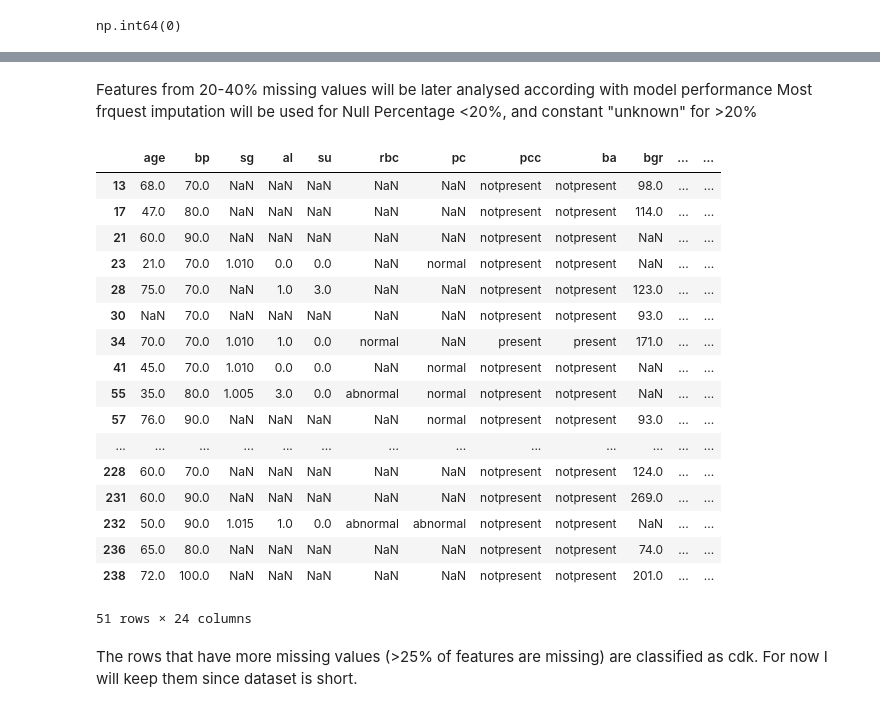
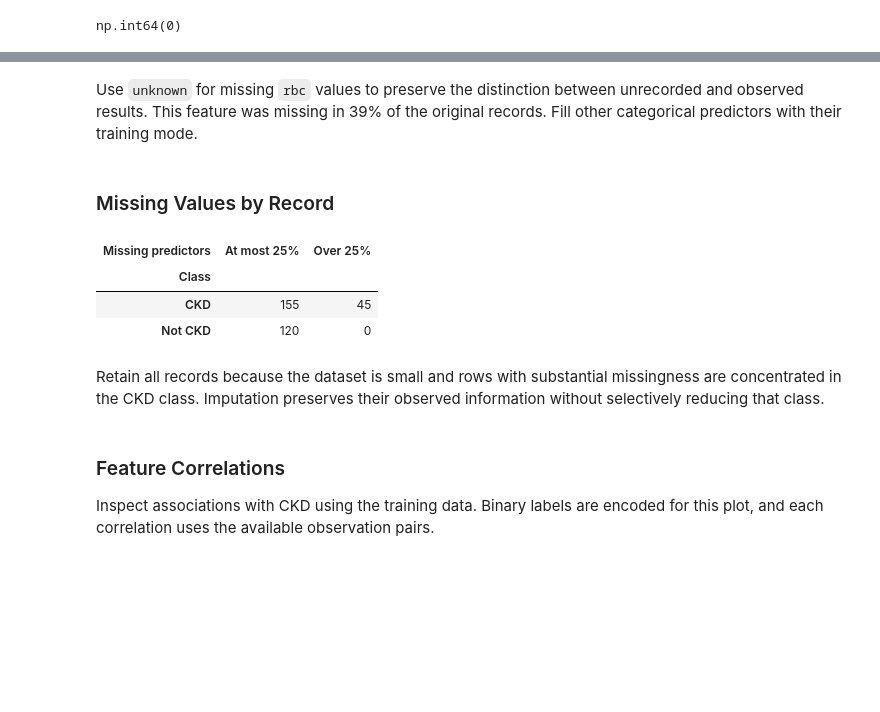
Before and after one commit to mafaldamsmartinho/chronic-kidney-disease-classifier, a Jupyter notebook: notebooks/experimentation.ipynb, the cells around one changed output, grey strips where cells are left out. Saved outputs shown, nothing was run; the diff lists cells and outputs as text; code cells hidden in the pictures; blank space fills up the shorter version.

Commit message:
Finalize CKD model experimentation and add production-ready training/prediction pipeline

```diff
--- a/notebooks/experimentation.ipynb
+++ b/notebooks/experimentation.ipynb
@@ -22,6 +35,10 @@ from sklearn.svm import SVC
 # %%
-df = pd.read_csv('C:\\Users\\Mafalda\\Desktop\\Mafalda brinca na areia\\chronic-kidney-disease-classifier\\kidney_disease .csv')
-df
+data_path = Path("kidney_disease .csv")
+if not data_path.exists():
+    data_path = Path("..") / data_path
+
+df = pd.read_csv(data_path)
+df.head()
 # %% [output]
 |  | id | age | bp | sg | al | su | rbc | pc | pcc | ba | ... | ... |
 | 0 | 0 | 48.0 | 80.0 | 1.020 | 1.0 | 0.0 | NaN | normal | notpresent | notpresent | ... | ... |
@@ -100,4 +98,3 @@ rc: Red blood cell count (millions/mm³).
 # %%
-df['pcv'] = pd.to_numeric(df['pcv'], errors='coerce').astype('Int64')
-df['wc'] = pd.to_numeric(df['wc'], errors='coerce').astype('Int64')
-df['rc'] = pd.to_numeric(df['rc'], errors='coerce').astype('Float64')
+for column in ["pcv", "wc", "rc"]:
+    df[column] = pd.to_numeric(df[column], errors="coerce").astype(float)
@@ -120,6 +107,6 @@ df = df.drop(labels="id", axis=1)
 # %%
-for col in df.select_dtypes(include=["object", "category"]).columns:
-    print(col, df[col].unique())
-    df[col] = df[col].str.strip()
-    print(col, df[col].unique())
+for column in df.select_dtypes(include=["object", "category"]).columns:
+    df[column] = df[column].str.strip()
+
+df.select_dtypes(include="object").nunique()
 # %% [output]
@@ -194,0 +157,4 @@ visualize_outliers(df, target_c="classification")
+# %%
+X_train, X_test, y_train, y_test = train_test_split(
+    X, y, test_size=0.2, random_state=42, stratify=y
+)
@@ -301,26 +234,22 @@ display(null_table_cat.sort_values(by="Null Percentage", ascending=False))
 # %% [markdown]
-Features from 20-40% missing values will be later analysed according with model performance
-Most frquest imputation will be used for Null Percentage <20%, and constant "unknown" for >20%
+Use `unknown` for missing `rbc` values to preserve the distinction between unrecorded and observed results. This feature was missing in 39% of the original records. Fill other categorical predictors with their training mode.
+# %% [markdown]
+### Missing Values by Record
 # %%
-X[X.isna().sum(axis=1) > 6] # Counts of Nan per row greater than 6
+row_missing_fraction = X_train.isna().mean(axis=1)
+pd.crosstab(
+    y_train.map({0: "Not CKD", 1: "CKD"}),
+    row_missing_fraction.gt(0.25).map({False: "At most 25%", True: "Over 25%"}),
+    rownames=["Class"], colnames=["Missing predictors"],
+)
 # %% [output]
-|  | age | bp | sg | al | su | rbc | pc | pcc | ba | bgr | ... | ... |
-| 13 | 68.0 | 70.0 | NaN | NaN | NaN | NaN | NaN | notpresent | notpresent | 98.0 | ... | ... |
-| 17 | 47.0 | 80.0 | NaN | NaN | NaN | NaN | NaN | notpresent | notpresent | 114.0 | ... | ... |
-| 21 | 60.0 | 90.0 | NaN | NaN | NaN | NaN | NaN | notpresent | notpresent | NaN | ... | ... |
-| 23 | 21.0 | 70.0 | 1.010 | 0.0 | 0.0 | NaN | normal | notpresent | notpresent | NaN | ... | ... |
-| 28 | 75.0 | 70.0 | NaN | 1.0 | 3.0 | NaN | NaN | notpresent | notpresent | 123.0 | ... | ... |
-| 30 | NaN | 70.0 | NaN | NaN | NaN | NaN | NaN | notpresent | notpresent | 93.0 | ... | ... |
-| 34 | 70.0 | 70.0 | 1.010 | 1.0 | 0.0 | normal | NaN | present | present | 171.0 | ... | ... |
-| 41 | 45.0 | 70.0 | 1.010 | 0.0 | 0.0 | NaN | normal | notpresent | notpresent | NaN | ... | ... |
-| 55 | 35.0 | 80.0 | 1.005 | 3.0 | 0.0 | abnormal | normal | notpresent | notpresent | NaN | ... | ... |
-| 57 | 76.0 | 90.0 | NaN | NaN | NaN | NaN | normal | notpresent | notpresent | 93.0 | ... | ... |
-| ... | ... | ... | ... | ... | ... | ... | ... | ... | ... | ... | ... | ... |
-| 228 | 60.0 | 70.0 | NaN | NaN | NaN | NaN | NaN | notpresent | notpresent | 124.0 | ... | ... |
-| 231 | 60.0 | 90.0 | NaN | NaN | NaN | NaN | NaN | notpresent | notpresent | 269.0 | ... | ... |
-| 232 | 50.0 | 90.0 | 1.015 | 1.0 | 0.0 | abnormal | abnormal | notpresent | notpresent | NaN | ... | ... |
-| 236 | 65.0 | 80.0 | NaN | NaN | NaN | NaN | NaN | notpresent | notpresent | 74.0 | ... | ... |
-| 238 | 72.0 | 100.0 | NaN | NaN | NaN | NaN | NaN | notpresent | notpresent | 201.0 | ... | ... |
+| Missing predictors | At most 25% | Over 25% |
+| Class |  |  |
+| CKD | 155 | 45 |
+| Not CKD | 120 | 0 |
-51 rows × 24 columns
 # %% [markdown]
-The rows that have more missing values (>25% of features are missing) are classified as cdk. For now I will keep them since dataset is short.
+Retain all records because the dataset is small and rows with substantial missingness are concentrated in the CKD class. Imputation preserves their observed information without selectively reducing that class.
+# %% [markdown]
+### Feature Correlations
+
+Inspect associations with CKD using the training data. Binary labels are encoded for this plot, and each correlation uses the available observation pairs.
```
Also changed, not shown: parts of 51 cells of this notebook, 11 other files.
